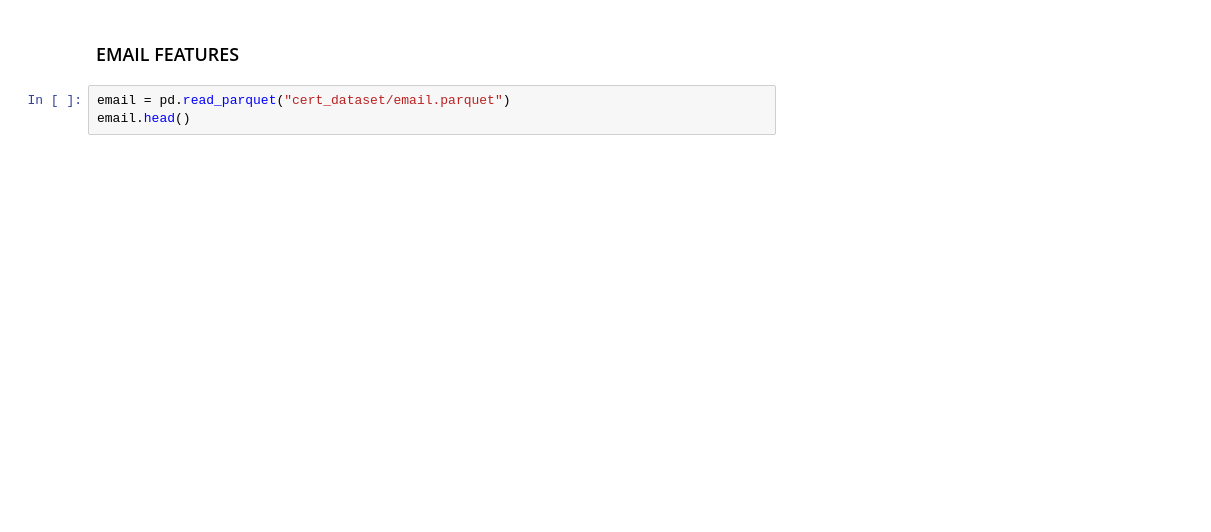
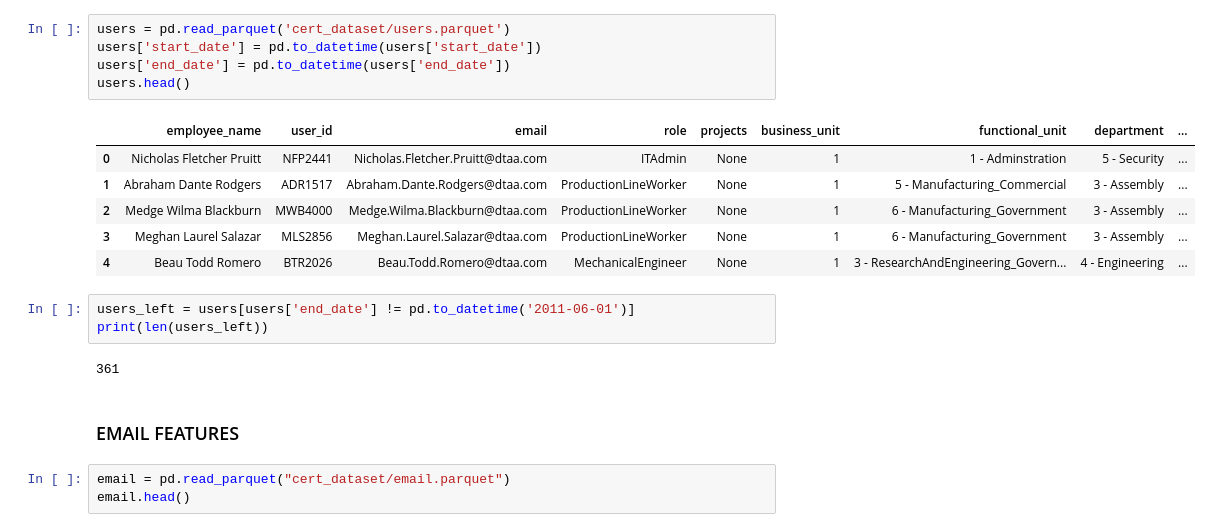
Before and after one commit to SamiKarboubi/CERT-Insider-Threat-Detection, a Jupyter notebook: features_extraction.ipynb, the cells around one changed output. Cells and saved outputs as stored; diff of their text form; blank space fills up the shorter version.

```diff
--- a/features_extraction.ipynb
+++ b/features_extraction.ipynb
@@ -7,3 +15,20 @@ import re
+# %%
+users = pd.read_parquet('cert_dataset/users.parquet')
+users['start_date'] = pd.to_datetime(users['start_date'])
+users['end_date'] = pd.to_datetime(users['end_date'])
+users.head()
+# %% [output]
+|  | employee_name | user_id | email | role | projects | business_unit | functional_unit | department | ... |
+| 0 | Nicholas Fletcher Pruitt | NFP2441 | Nicholas.Fletcher.Pruitt@dtaa.com | ITAdmin | None | 1 | 1 - Adminstration | 5 - Security | ... |
+| 1 | Abraham Dante Rodgers | ADR1517 | Abraham.Dante.Rodgers@dtaa.com | ProductionLineWorker | None | 1 | 5 - Manufacturing_Commercial | 3 - Assembly | ... |
+| 2 | Medge Wilma Blackburn | MWB4000 | Medge.Wilma.Blackburn@dtaa.com | ProductionLineWorker | None | 1 | 6 - Manufacturing_Government | 3 - Assembly | ... |
+| 3 | Meghan Laurel Salazar | MLS2856 | Meghan.Laurel.Salazar@dtaa.com | ProductionLineWorker | None | 1 | 6 - Manufacturing_Government | 3 - Assembly | ... |
+| 4 | Beau Todd Romero | BTR2026 | Beau.Todd.Romero@dtaa.com | MechanicalEngineer | None | 1 | 3 - ResearchAndEngineering_Govern... | 4 - Engineering | ... |
+# %%
+users_left = users[users['end_date'] != pd.to_datetime('2011-06-01')]
+print(len(users_left))
+# %% [output]
+361
 # %% [markdown]
 ### EMAIL FEATURES
 # %%
```
Also changed, not shown: parts of 17 cells of this notebook.
